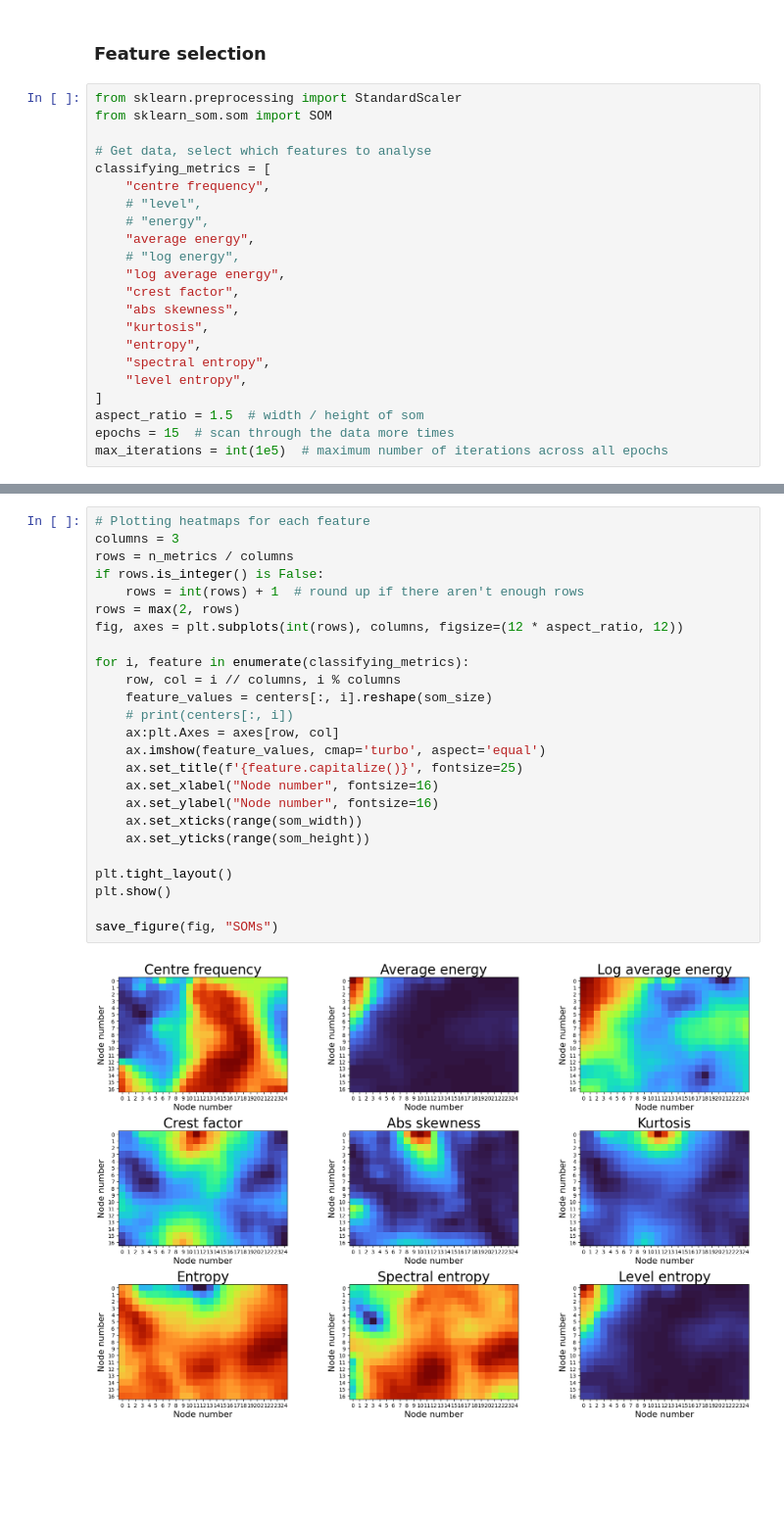
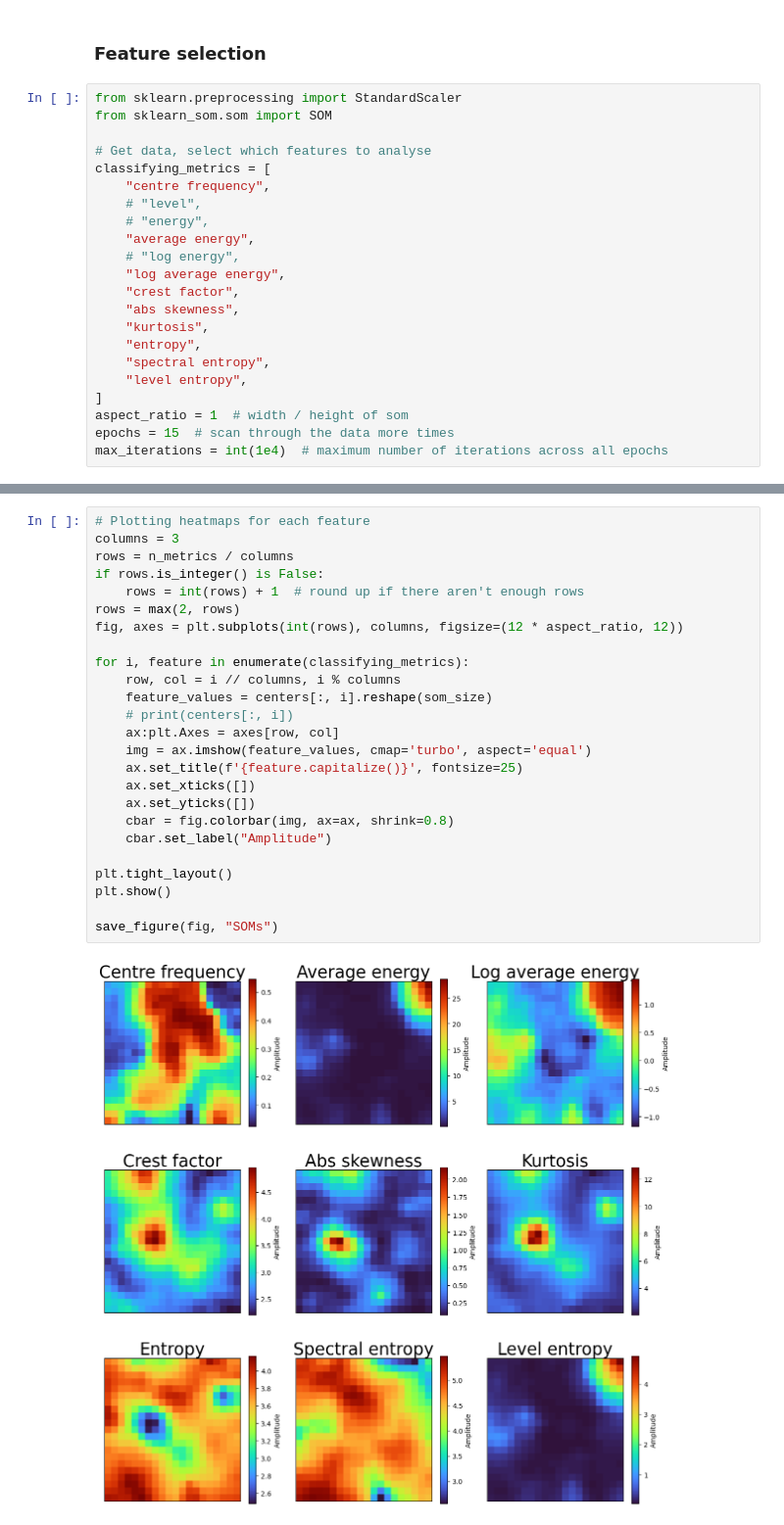
Before and after one commit to USonixGroup/wpt-cavitation, a Jupyter notebook: notebooks/self_organising_maps.ipynb, the cells around one changed output, grey strips where cells are left out. Shown at 98% size. Saved outputs shown, nothing was run; the diff lists cells and outputs as text; blank space fills up the shorter version.

```diff
--- a/notebooks/self_organising_maps.ipynb
+++ b/notebooks/self_organising_maps.ipynb
@@ -78,9 +78,9 @@ classifying_metrics = [
     "spectral entropy",
     "level entropy",
 ]
-aspect_ratio = 1.5  # width / height of som
+aspect_ratio = 1  # width / height of som
 epochs = 15  # scan through the data more times
-max_iterations = int(1e5)  # maximum number of iterations across all epochs
+max_iterations = int(1e4)  # maximum number of iterations across all epochs
 # %%
 n_metrics = len(classifying_metrics)
 data_train = wpt_df[classifying_metrics]
@@ -112,27 +112,27 @@ iterations 100001
 # %%
 # Plotting heatmaps for each feature
 columns = 3
 rows = n_metrics / columns
 if rows.is_integer() is False:
     rows = int(rows) + 1  # round up if there aren't enough rows
 rows = max(2, rows)
 fig, axes = plt.subplots(int(rows), columns, figsize=(12 * aspect_ratio, 12))
 
 for i, feature in enumerate(classifying_metrics):
     row, col = i // columns, i % columns
     feature_values = centers[:, i].reshape(som_size)
     # print(centers[:, i])
     ax:plt.Axes = axes[row, col]
-    ax.imshow(feature_values, cmap='turbo', aspect='equal')
+    img = ax.imshow(feature_values, cmap='turbo', aspect='equal')
     ax.set_title(f'{feature.capitalize()}', fontsize=25)
-    ax.set_xlabel("Node number", fontsize=16)
-    ax.set_ylabel("Node number", fontsize=16)
-    ax.set_xticks(range(som_width))
-    ax.set_yticks(range(som_height))
+    ax.set_xticks([])
+    ax.set_yticks([])
+    cbar = fig.colorbar(img, ax=ax, shrink=0.8)
+    cbar.set_label("Amplitude")
 
 plt.tight_layout()
 plt.show()
 
 save_figure(fig, "SOMs")
 # %% [output]
-[figure, old version]
+[figure, new version]
```
Also changed, not shown: parts of 1 cell of this notebook, 6 other files.
